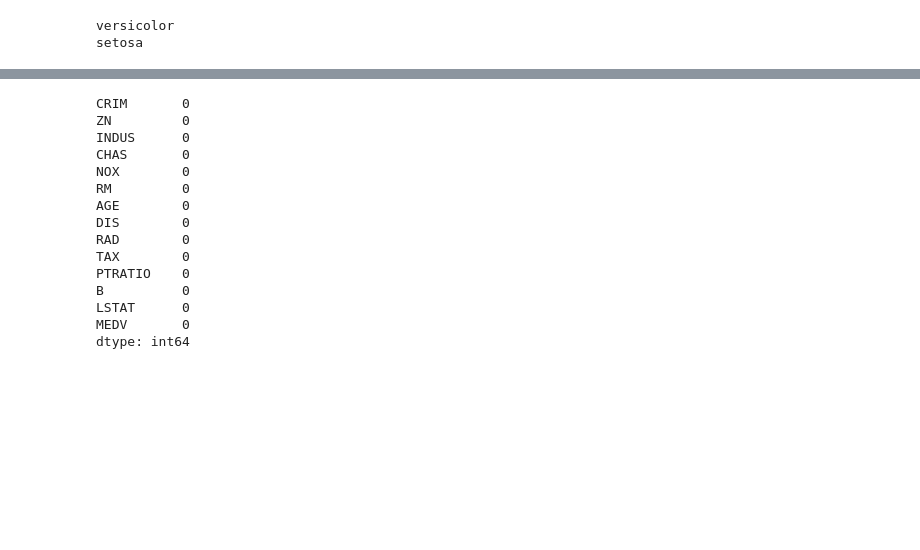
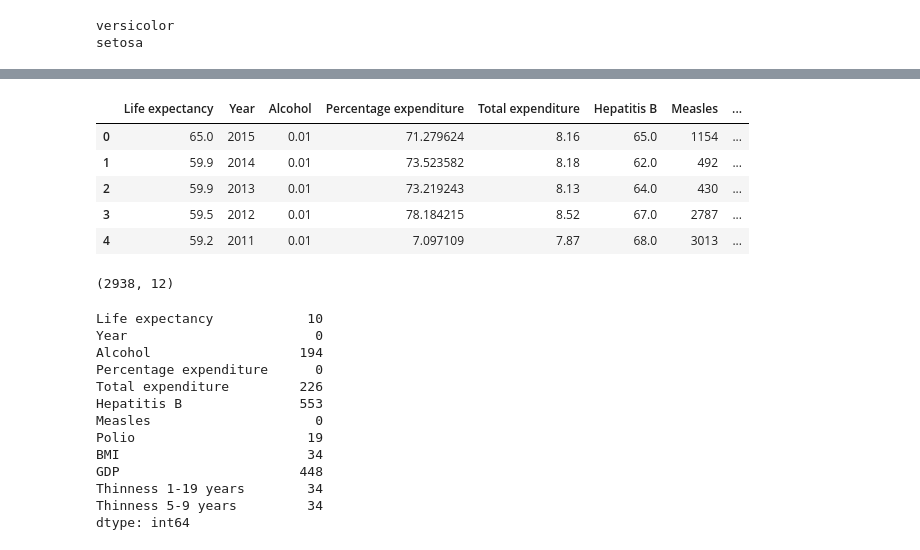
Before and after one commit to dongupak/DataSciPy-1st_edition, a Jupyter notebook: src/주피터노트북(ipynb)/14장_기계학습으로.ipynb, the cells around one changed output, grey strips where cells are left out. Saved outputs shown, nothing was run; the diff lists cells and outputs as text; code cells hidden in the pictures; blank space fills up the shorter version.

```diff
--- a/src/주피터노트북(ipynb)/14장_기계학습으로.ipynb
+++ b/src/주피터노트북(ipynb)/14장_기계학습으로.ipynb
@@ -507,18 +500,34 @@ df['MEDV'] = boston.target
+# %%
+life = life[['Life expectancy', 'Year', 'Alcohol',
+           'Percentage expenditure', 'Total expenditure',
+           'Hepatitis B', 'Measles', 'Polio', 'BMI', 'GDP',
+           'Thinness 1-19 years', 'Thinness 5-9 years']]
+
+life.head()
+# %% [output]
+|  | Life expectancy | Year | Alcohol | Percentage expenditure | Total expenditure | Hepatitis B | Measles | ... |
+| 0 | 65.0 | 2015 | 0.01 | 71.279624 | 8.16 | 65.0 | 1154 | ... |
+| 1 | 59.9 | 2014 | 0.01 | 73.523582 | 8.18 | 62.0 | 492 | ... |
+| 2 | 59.9 | 2013 | 0.01 | 73.219243 | 8.13 | 64.0 | 430 | ... |
+| 3 | 59.5 | 2012 | 0.01 | 78.184215 | 8.52 | 67.0 | 2787 | ... |
+| 4 | 59.2 | 2011 | 0.01 | 7.097109 | 7.87 | 68.0 | 3013 | ... |
+# %%
+life.shape
+# %% [output]
+(2938, 12)
 # %%
-print( df.isnull().sum() )
+life.isnull().sum()
 # %% [output]
-CRIM       0
-ZN         0
-INDUS      0
-CHAS       0
-NOX        0
-RM         0
-AGE        0
-DIS        0
-RAD        0
-TAX        0
-PTRATIO    0
-B          0
-LSTAT      0
-MEDV       0
+Life expectancy            10
+Year                        0
+Alcohol                   194
+Percentage expenditure      0
+Total expenditure         226
+Hepatitis B               553
+Measles                     0
+Polio                      19
+BMI                        34
+GDP                       448
+Thinness 1-19 years        34
+Thinness 5-9 years         34
 dtype: int64
```
Also changed, not shown: parts of 21 cells of this notebook.
